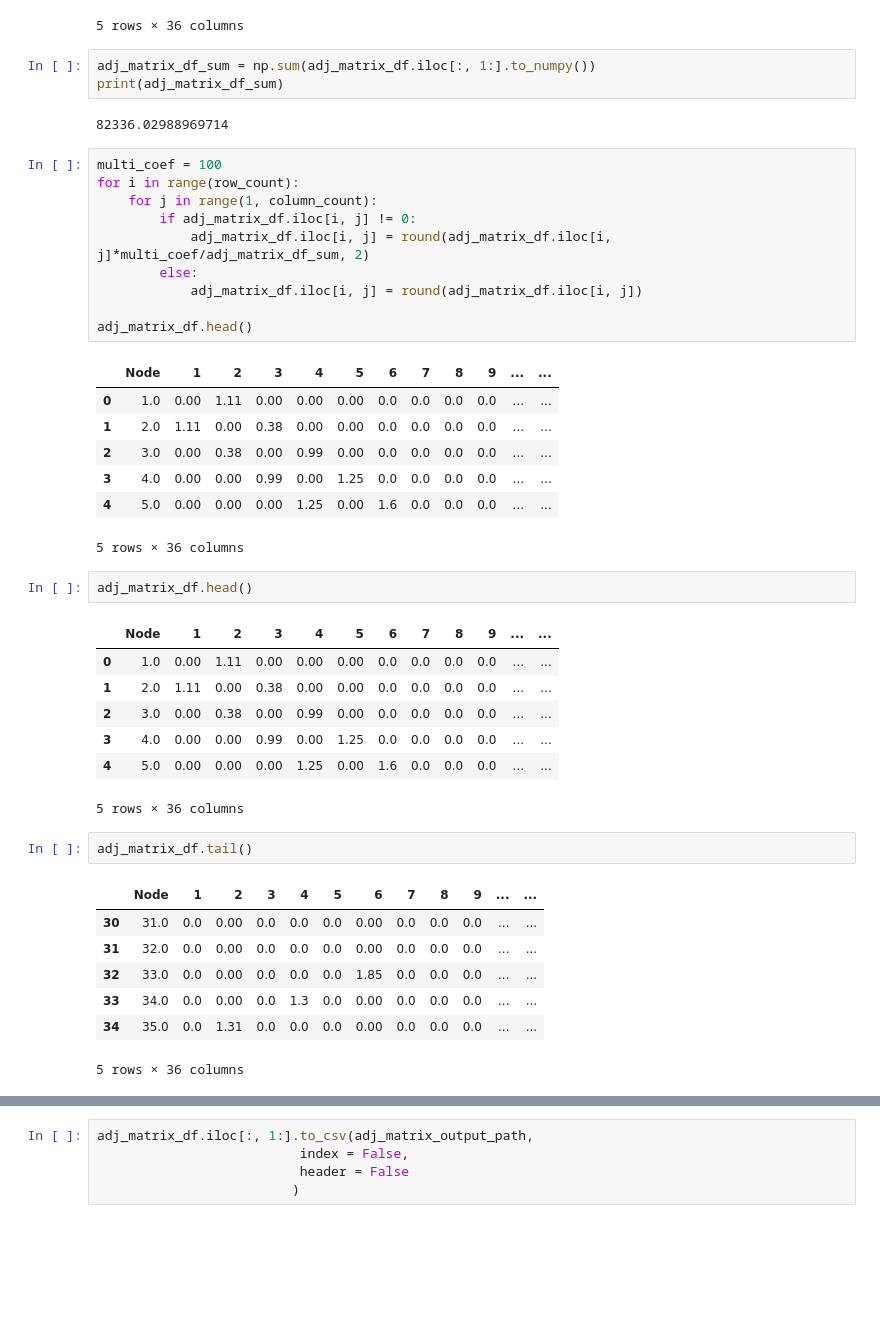
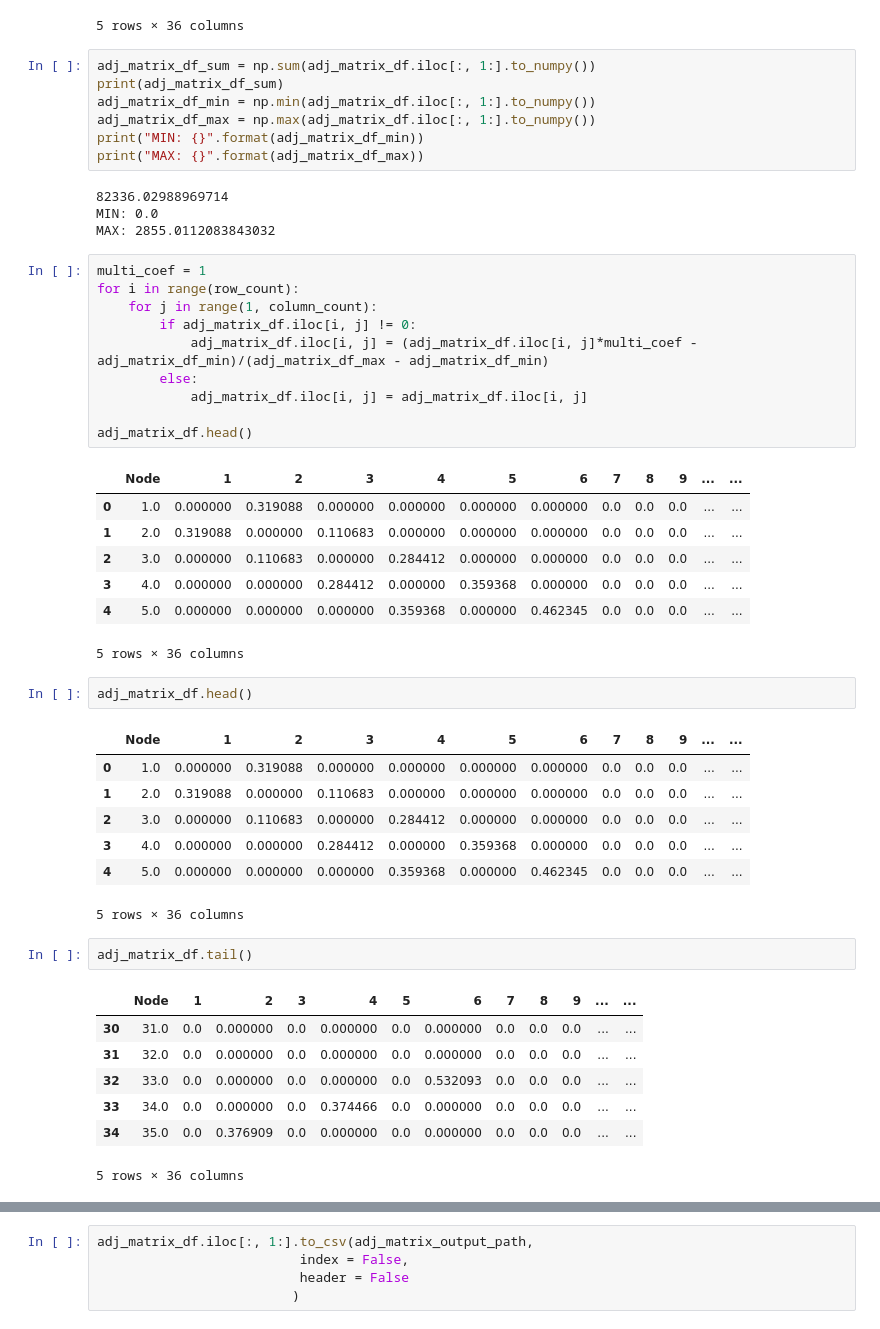
Before and after one commit to HustLearning-OutsideLearn/HustMapSimpleNavigation, a Jupyter notebook: HustMap_Simple_Navigation/Graph/Weight Computing.ipynb, the cells around one changed output, grey strips where cells are left out. Drawn from its saved outputs; the diff is of its cells as text; blank space fills up the shorter version.

```diff
--- a/HustMap_Simple_Navigation/Graph/Weight Computing.ipynb
+++ b/HustMap_Simple_Navigation/Graph/Weight Computing.ipynb
@@ -118,45 +118,51 @@ adj_matrix_df.head()
 # %%
 adj_matrix_df_sum = np.sum(adj_matrix_df.iloc[:, 1:].to_numpy())
 print(adj_matrix_df_sum)
+adj_matrix_df_min = np.min(adj_matrix_df.iloc[:, 1:].to_numpy())
+adj_matrix_df_max = np.max(adj_matrix_df.iloc[:, 1:].to_numpy())
+print("MIN: {}".format(adj_matrix_df_min))
+print("MAX: {}".format(adj_matrix_df_max))
 # %% [output]
 82336.02988969714
+MIN: 0.0
+MAX: 2855.0112083843032
 # %%
-multi_coef = 100
+multi_coef = 1
 for i in range(row_count):
     for j in range(1, column_count):
         if adj_matrix_df.iloc[i, j] != 0:
-            adj_matrix_df.iloc[i, j] = round(adj_matrix_df.iloc[i, j]*multi_coef/adj_matrix_df_sum, 2)
+            adj_matrix_df.iloc[i, j] = (adj_matrix_df.iloc[i, j]*multi_coef - adj_matrix_df_min)/(adj_matrix_df_max - adj_matrix_df_min)
         else:
-            adj_matrix_df.iloc[i, j] = round(adj_matrix_df.iloc[i, j])
+            adj_matrix_df.iloc[i, j] = adj_matrix_df.iloc[i, j]
 
 adj_matrix_df.head()
 # %% [output]
 |  | Node | 1 | 2 | 3 | 4 | 5 | 6 | 7 | 8 | 9 | ... | ... |
-| 0 | 1.0 | 0.00 | 1.11 | 0.00 | 0.00 | 0.00 | 0.0 | 0.0 | 0.0 | 0.0 | ... | ... |
-| 1 | 2.0 | 1.11 | 0.00 | 0.38 | 0.00 | 0.00 | 0.0 | 0.0 | 0.0 | 0.0 | ... | ... |
-| 2 | 3.0 | 0.00 | 0.38 | 0.00 | 0.99 | 0.00 | 0.0 | 0.0 | 0.0 | 0.0 | ... | ... |
-| 3 | 4.0 | 0.00 | 0.00 | 0.99 | 0.00 | 1.25 | 0.0 | 0.0 | 0.0 | 0.0 | ... | ... |
-| 4 | 5.0 | 0.00 | 0.00 | 0.00 | 1.25 | 0.00 | 1.6 | 0.0 | 0.0 | 0.0 | ... | ... |
+| 0 | 1.0 | 0.000000 | 0.319088 | 0.000000 | 0.000000 | 0.000000 | 0.000000 | 0.0 | 0.0 | 0.0 | ... | ... |
+| 1 | 2.0 | 0.319088 | 0.000000 | 0.110683 | 0.000000 | 0.000000 | 0.000000 | 0.0 | 0.0 | 0.0 | ... | ... |
+| 2 | 3.0 | 0.000000 | 0.110683 | 0.000000 | 0.284412 | 0.000000 | 0.000000 | 0.0 | 0.0 | 0.0 | ... | ... |
+| 3 | 4.0 | 0.000000 | 0.000000 | 0.284412 | 0.000000 | 0.359368 | 0.000000 | 0.0 | 0.0 | 0.0 | ... | ... |
+| 4 | 5.0 | 0.000000 | 0.000000 | 0.000000 | 0.359368 | 0.000000 | 0.462345 | 0.0 | 0.0 | 0.0 | ... | ... |
 5 rows × 36 columns
 # %%
 adj_matrix_df.head()
 # %% [output]
 |  | Node | 1 | 2 | 3 | 4 | 5 | 6 | 7 | 8 | 9 | ... | ... |
-| 0 | 1.0 | 0.00 | 1.11 | 0.00 | 0.00 | 0.00 | 0.0 | 0.0 | 0.0 | 0.0 | ... | ... |
-| 1 | 2.0 | 1.11 | 0.00 | 0.38 | 0.00 | 0.00 | 0.0 | 0.0 | 0.0 | 0.0 | ... | ... |
-| 2 | 3.0 | 0.00 | 0.38 | 0.00 | 0.99 | 0.00 | 0.0 | 0.0 | 0.0 | 0.0 | ... | ... |
-| 3 | 4.0 | 0.00 | 0.00 | 0.99 | 0.00 | 1.25 | 0.0 | 0.0 | 0.0 | 0.0 | ... | ... |
-| 4 | 5.0 | 0.00 | 0.00 | 0.00 | 1.25 | 0.00 | 1.6 | 0.0 | 0.0 | 0.0 | ... | ... |
+| 0 | 1.0 | 0.000000 | 0.319088 | 0.000000 | 0.000000 | 0.000000 | 0.000000 | 0.0 | 0.0 | 0.0 | ... | ... |
+| 1 | 2.0 | 0.319088 | 0.000000 | 0.110683 | 0.000000 | 0.000000 | 0.000000 | 0.0 | 0.0 | 0.0 | ... | ... |
+| 2 | 3.0 | 0.000000 | 0.110683 | 0.000000 | 0.284412 | 0.000000 | 0.000000 | 0.0 | 0.0 | 0.0 | ... | ... |
+| 3 | 4.0 | 0.000000 | 0.000000 | 0.284412 | 0.000000 | 0.359368 | 0.000000 | 0.0 | 0.0 | 0.0 | ... | ... |
+| 4 | 5.0 | 0.000000 | 0.000000 | 0.000000 | 0.359368 | 0.000000 | 0.462345 | 0.0 | 0.0 | 0.0 | ... | ... |
 5 rows × 36 columns
 # %%
 adj_matrix_df.tail()
 # %% [output]
 |  | Node | 1 | 2 | 3 | 4 | 5 | 6 | 7 | 8 | 9 | ... | ... |
-| 30 | 31.0 | 0.0 | 0.00 | 0.0 | 0.0 | 0.0 | 0.00 | 0.0 | 0.0 | 0.0 | ... | ... |
-| 31 | 32.0 | 0.0 | 0.00 | 0.0 | 0.0 | 0.0 | 0.00 | 0.0 | 0.0 | 0.0 | ... | ... |
-| 32 | 33.0 | 0.0 | 0.00 | 0.0 | 0.0 | 0.0 | 1.85 | 0.0 | 0.0 | 0.0 | ... | ... |
-| 33 | 34.0 | 0.0 | 0.00 | 0.0 | 1.3 | 0.0 | 0.00 | 0.0 | 0.0 | 0.0 | ... | ... |
-| 34 | 35.0 | 0.0 | 1.31 | 0.0 | 0.0 | 0.0 | 0.00 | 0.0 | 0.0 | 0.0 | ... | ... |
+| 30 | 31.0 | 0.0 | 0.000000 | 0.0 | 0.000000 | 0.0 | 0.000000 | 0.0 | 0.0 | 0.0 | ... | ... |
+| 31 | 32.0 | 0.0 | 0.000000 | 0.0 | 0.000000 | 0.0 | 0.000000 | 0.0 | 0.0 | 0.0 | ... | ... |
+| 32 | 33.0 | 0.0 | 0.000000 | 0.0 | 0.000000 | 0.0 | 0.532093 | 0.0 | 0.0 | 0.0 | ... | ... |
+| 33 | 34.0 | 0.0 | 0.000000 | 0.0 | 0.374466 | 0.0 | 0.000000 | 0.0 | 0.0 | 0.0 | ... | ... |
+| 34 | 35.0 | 0.0 | 0.376909 | 0.0 | 0.000000 | 0.0 | 0.000000 | 0.0 | 0.0 | 0.0 | ... | ... |
 5 rows × 36 columns
 # %%
 adj_matrix_df.iloc[:, 1:].describe()
```
Also changed, not shown: parts of 1 cell of this notebook, 26 other files.
